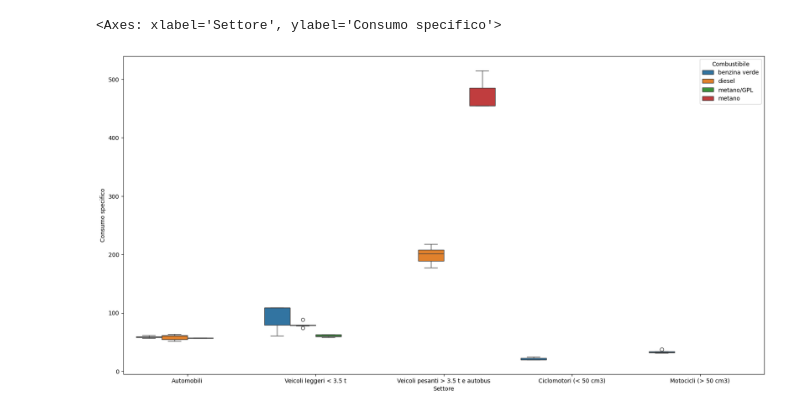
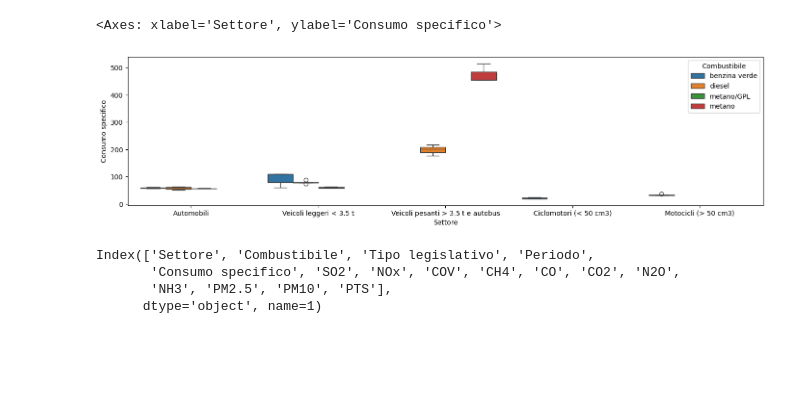
Before and after one commit to Gabroz4/esame_AI_BS, a Jupyter notebook: Esame_AI__BS.ipynb, the cells around one changed output. Cells and saved outputs as stored; diff of their text form; code cells hidden in the pictures; blank space fills up the shorter version.

Commit message:
visualizzazione dati

```diff
--- a/Esame_AI__BS.ipynb
+++ b/Esame_AI__BS.ipynb
@@ -41,8 +51,15 @@ data_df.isna().sum()
 data_df.dropna(inplace = True)
 data_df.isna().sum()
 # %%
-plt.figure(figsize=(20, 10))
+plt.figure(figsize=(17, 4))
 sns.boxplot(x='Settore', y='Consumo specifico', hue='Combustibile', data=data_df)
 # %% [output]
 <Axes: xlabel='Settore', ylabel='Consumo specifico'>
-[figure, old version]
+[figure, new version]
+# %%
+data_df.columns
+# %% [output]
+Index(['Settore', 'Combustibile', 'Tipo legislativo', 'Periodo',
+       'Consumo specifico', 'SO2', 'NOx', 'COV', 'CH4', 'CO', 'CO2', 'N2O',
+       'NH3', 'PM2.5', 'PM10', 'PTS'],
+      dtype='object', name=1)
```
Also changed, not shown: parts of 4 cells of this notebook.
